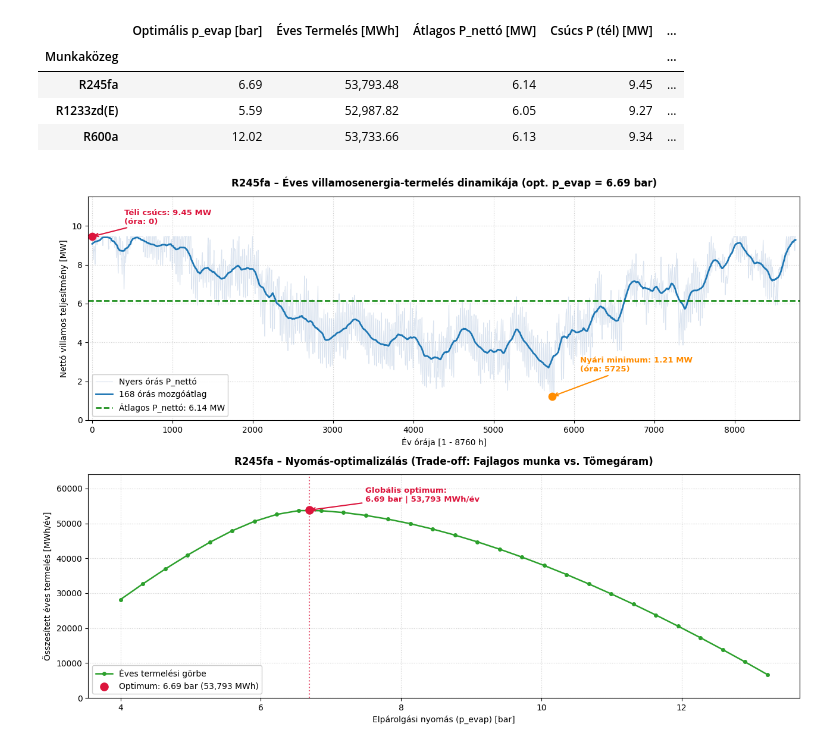
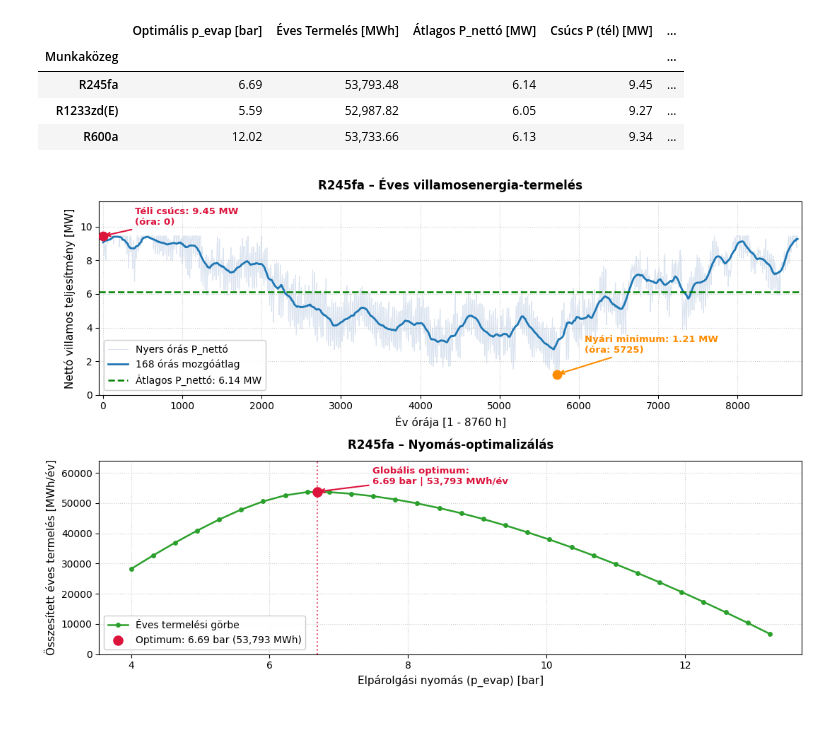
Before and after one commit to ertlhannaveda/Meg-jul-_proj, a Jupyter notebook: annual_simulation.ipynb, the cells around one changed output. Saved outputs shown, nothing was run; the diff lists cells and outputs as text; code cells hidden in the pictures.

```diff
--- a/annual_simulation.ipynb
+++ b/annual_simulation.ipynb
@@ -187,7 +187,7 @@ idx_peak = int(np.argmax(p_hourly_mw))
 idx_min = int(np.argmin(p_hourly_mw))
 
 # --- 2. Figure setup ---
-fig, (ax1, ax2) = plt.subplots(2, 1, figsize=(13, 9.5))
+fig, (ax1, ax2) = plt.subplots(2, 1, figsize=(11, 7.5))
 
 # --- TOP PLOT: Annual Net Power Profile ---
 ax1.plot(p_hourly_mw, color="#b0c4de", alpha=0.45, lw=0.8, label="Nyers órás P_nettó")
@@ -212,10 +212,10 @@ ax1.annotate(f"Nyári minimum: {p_min:.2f} MW\n(óra: {idx_min})",
              arrowprops=dict(facecolor="darkorange", edgecolor="darkorange", arrowstyle="->", lw=1.5),
              fontsize=9.5, fontweight="bold", color="darkorange")
 
-ax1.set_title(f"R245fa – Éves villamosenergia-termelés dinamikája (opt. p_evap = {best_overall_case['p_evap_opt_bar']:.2f} bar)",
+ax1.set_title(f"R245fa – Éves villamosenergia-termelés",
               fontsize=12, fontweight="bold", pad=12)
-ax1.set_xlabel("Év órája [1 - 8760 h]", fontsize=10)
-ax1.set_ylabel("Nettó villamos teljesítmény [MW]", fontsize=10)
+ax1.set_xlabel("Év órája [1 - 8760 h]", fontsize=11)
+ax1.set_ylabel("Nettó villamos teljesítmény [MW]", fontsize=11)
 ax1.set_xlim(-50, 8810)
 ax1.set_ylim(0, 11.5)
 ax1.grid(True, linestyle=":", alpha=0.6)
@@ -238,37 +238,37 @@ for p_test in p_curve_sweep:
         if out is None:
             valid = False
             break
         p_net_lookup.append(out["P_net_kw"])
     if valid:
         mwh = (np.interp(t_air_series, t_grid, p_net_lookup)).sum() / 1000.0
         mwh_curve.append(mwh)
         valid_p.append(p_test)
 
 opt_p = best_overall_case["p_evap_opt_bar"]
 opt_mwh = max_overall_mwh
 
 ax2.plot(valid_p, mwh_curve, color="#2ca02c", marker="o", markersize=4, lw=1.8, label="Éves termelési görbe")
 ax2.scatter(opt_p, opt_mwh, color="crimson", s=90, zorder=5, label=f"Optimum: {opt_p:.2f} bar ({opt_mwh:,.0f} MWh)")
 ax2.axvline(opt_p, color="crimson", linestyle=":", alpha=0.7)
 
 # Optimum annotation (without bounding box)
 ax2.annotate(f"Globális optimum:\n{opt_p:.2f} bar | {opt_mwh:,.0f} MWh/év",
              xy=(opt_p, opt_mwh), xytext=(opt_p + 0.8, opt_mwh + 2500),
              arrowprops=dict(facecolor="crimson", edgecolor="crimson", arrowstyle="->", lw=1.5),
              fontsize=9.5, fontweight="bold", color="crimson")
 
-ax2.set_title("R245fa – Nyomás-optimalizálás (Trade-off: Fajlagos munka vs. Tömegáram)",
+ax2.set_title("R245fa – Nyomás-optimalizálás",
               fontsize=12, fontweight="bold", pad=12)
-ax2.set_xlabel("Elpárolgási nyomás (p_evap) [bar]", fontsize=10)
-ax2.set_ylabel("Összesített éves termelés [MWh/év]", fontsize=10)
+ax2.set_xlabel("Elpárolgási nyomás (p_evap) [bar]", fontsize=11)
+ax2.set_ylabel("Összesített éves termelés [MWh/év]", fontsize=11)
 ax2.set_ylim(0, 64000)
 ax2.grid(True, linestyle=":", alpha=0.6)
 ax2.legend(loc="lower left", framealpha=0.95)
 
 plt.tight_layout()
 plt.show()
 # %% [output]
-[figure, old version]
+[figure, new version]
 # %%
 import matplotlib.pyplot as plt
 
```
Also changed, not shown: parts of 3 cells of this notebook, 5 other files.
